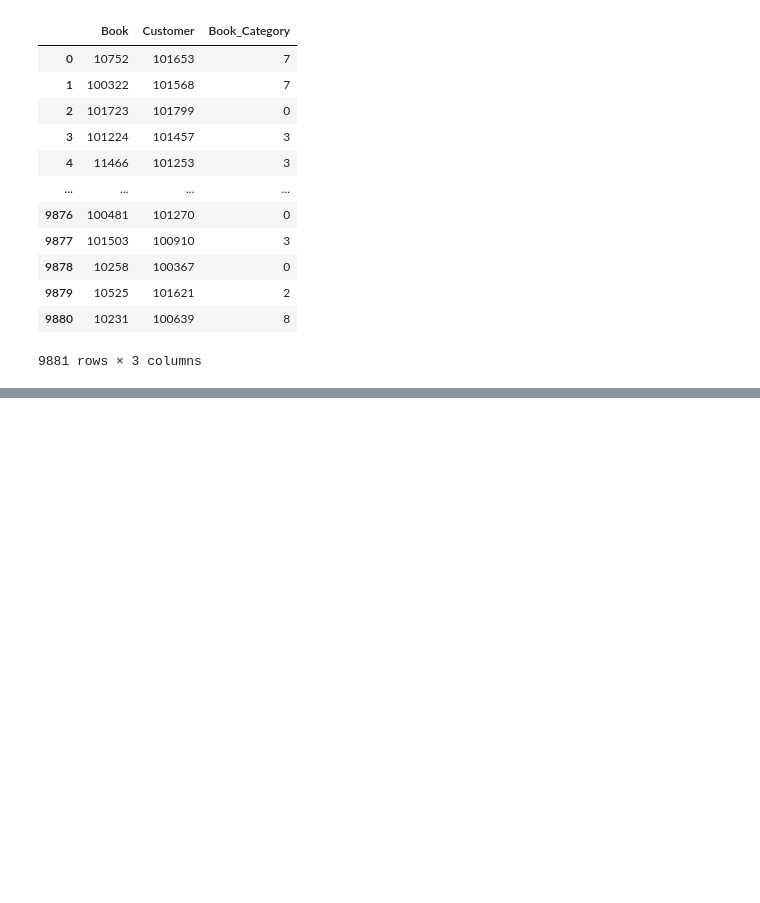
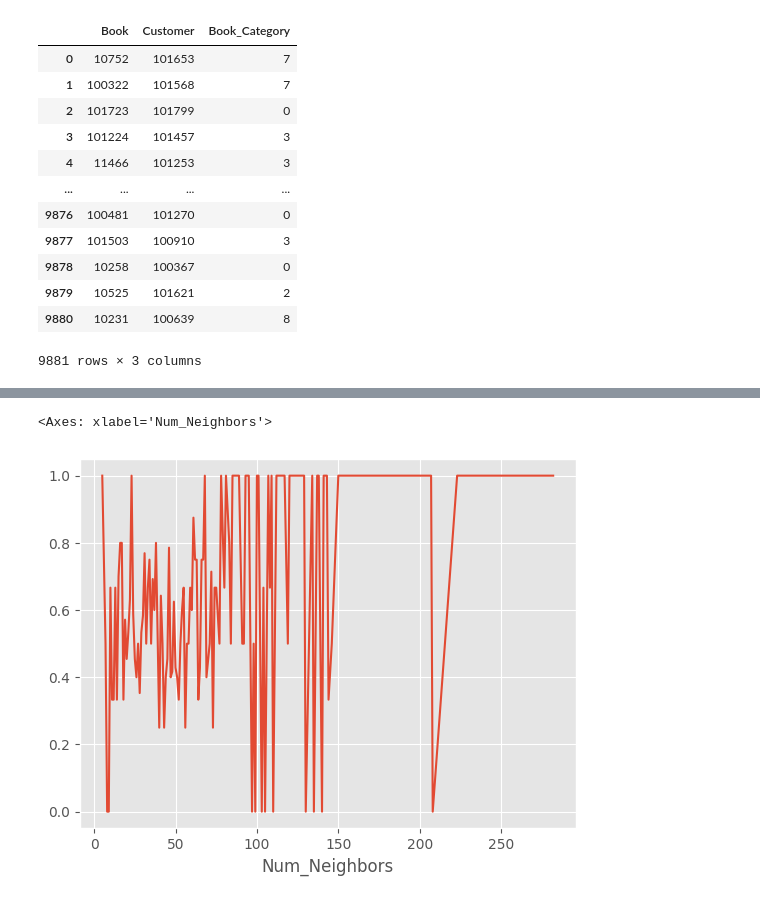
Before and after one commit to surajK610/misc-ai, a Jupyter notebook: Book_Classification_Task.ipynb, the cells around one changed output, grey strips where cells are left out. Drawn from its saved outputs; the diff is of its cells as text; code cells hidden in the pictures; blank space fills up the shorter version.

```diff
--- a/Book_Classification_Task.ipynb
+++ b/Book_Classification_Task.ipynb
@@ -708,2 +761,0 @@ purchases_customers
-# %%
-purchases_customers = edges[(edges['Book'].isin(books_train['ID'].tolist()))]
@@ -800,10 +761,0 @@ def perform_iter(purchases_customers):
-# %%
-## start with most likely to be correct nodes (highest customer counts)
-# n_iters = 5
-# for i in range(n_iters):
-
-## gets first prediction
-
-purchases_customers = create_dict_lookup(all_new_nodes)
-predictions, dict_results = perform_iter(purchases_customers)
-print(dict_results)
@@ -848,28 +762,4 @@ purchases_customers.index = purchases_customers['Customer']
 # %%
-def get_total_neighbors(cust_list, purchases_customers):
-  neighbors = 0
-  for cust in cust_list:
-    if cust in purchases_customers.index:
-      neighbors += purchases_customers.loc[cust, 'Count']
-  return neighbors
-
-def weighted_dist(cust_list, purchases_customers):
-  weights = []
-  if isinstance(cust_list[0], list):
-    cust_list = cust_list[0]
-
-  for cust in cust_list:
-    if cust not in purchases_customers.index:
-      continue
-    cust_info = purchases_customers.loc[cust]
-
-    # if cust_info['Weight'] == 0:
-    #   weights.append(np.array(cust_info['Book_Category']) * 0.2)
-    #   continue
-    weights.append(np.array(cust_info['Book_Category']))
-  dist_final = np.sum(weights, axis=0)/len(weights)
-  return (tuple([i for i in range(len(dist_final)) if dist_final[i] == dist_final.max()]), dist_final.max())
-
 def cust_type_winner(cust_list, purchases_customers):
   weights = []
   if isinstance(cust_list[0], list):
@@ -925,0 +836,5 @@ predictions['Correct'].mean()
+# %%
+predictions.groupby('Num_Neighbors').mean()['Correct'].plot()
+# %% [output]
+<Axes: xlabel='Num_Neighbors'>
+[figure, added]
```
Also changed, not shown: parts of 32 cells of this notebook.
